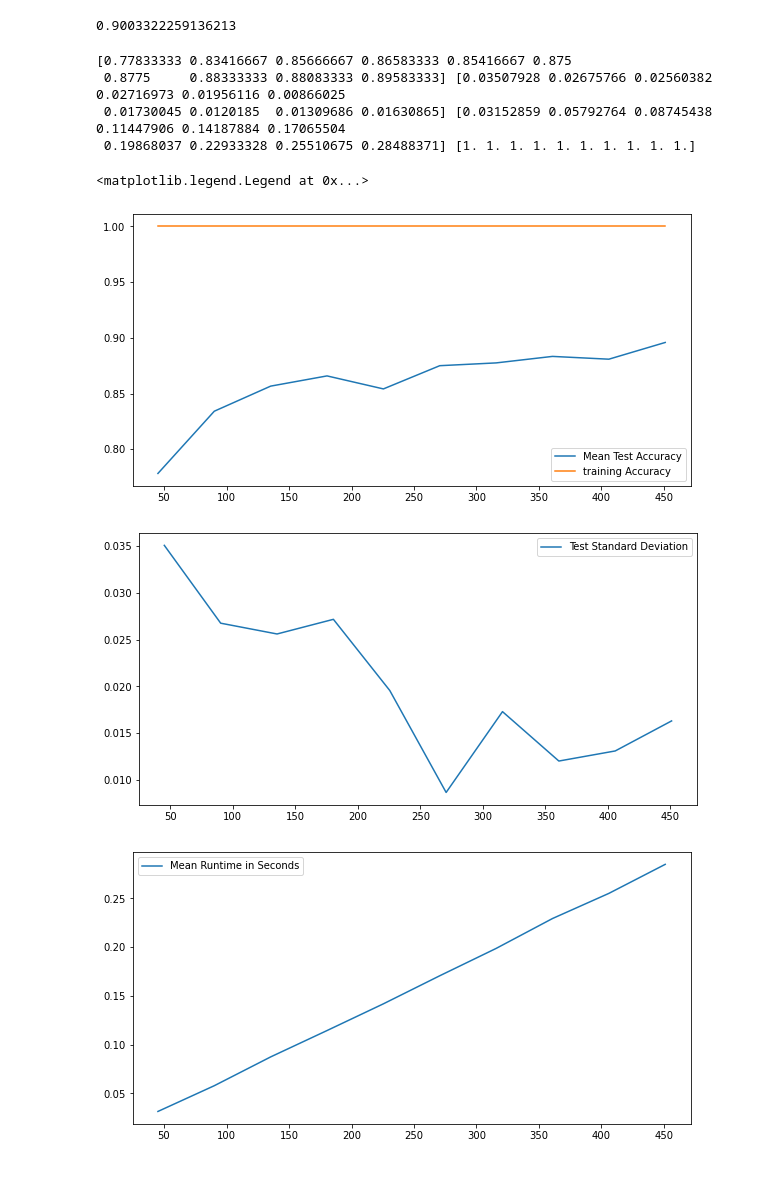
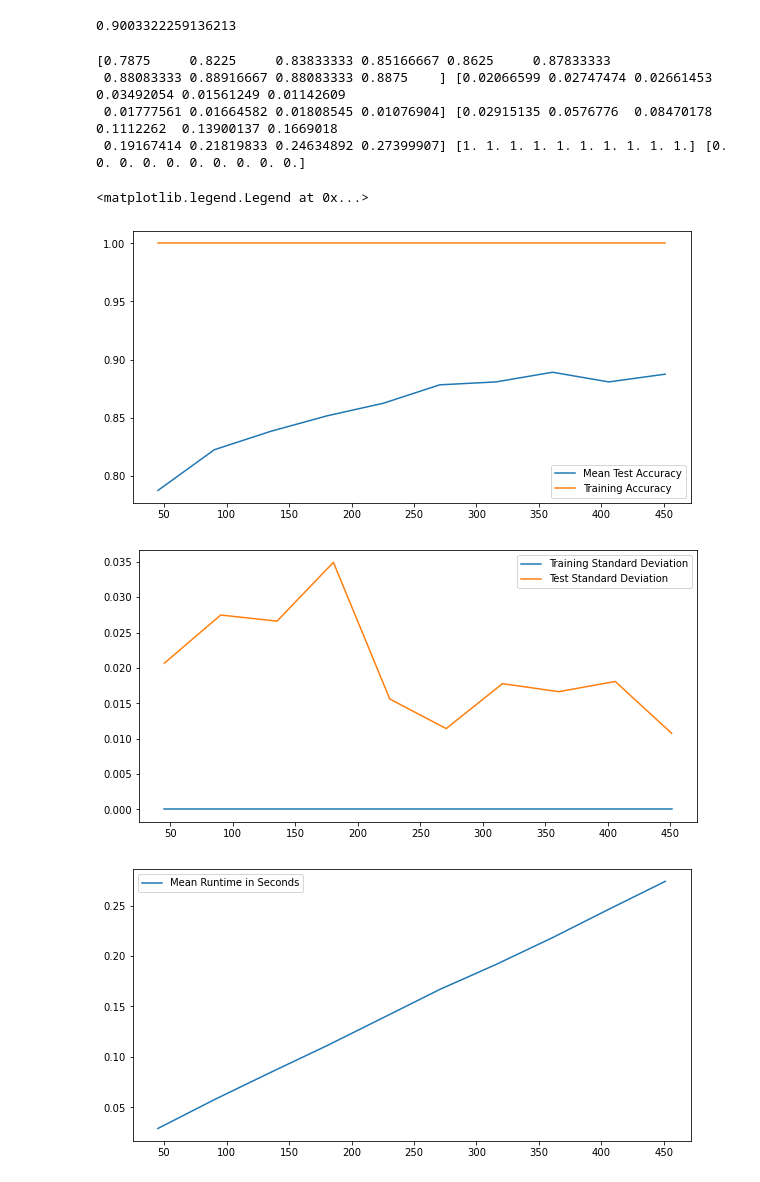
Before and after one commit to DuncanJWood/AI_face_and_digit_classification, a Jupyter notebook: Perceptron_faces.ipynb, the cells around one changed output. Drawn from its saved outputs; the diff is of its cells as text; code cells hidden in the pictures.

```diff
--- a/Perceptron_faces.ipynb
+++ b/Perceptron_faces.ipynb
@@ -70,46 +70,50 @@ def run_percentage(zones, labels, tzones, tlabels, iters):
     std = np.zeros(10)
     mean_runtime = np.zeros(10)
     training_acc = np.zeros(10)
+    training_std = np.zeros(10)
     for i in range(1,11):
         accuracy = np.zeros(iters, dtype=np.float64)
         runtime = np.zeros(iters, dtype=np.float64)
+        t_acc = np.zeros(iters, dtype=np.float64)
         for j in range(iters):
             start_time = time.time()
             amount = int(0.1 * i * len(zones[0][0]))
             available_indices = np.random.choice(len(zones[0][0]), amount, replace = False)
             available_zones = zones[:,:,available_indices]
             available_labels= labels[available_indices]
-            w, b, t_acc = train_perceptron_faces(200, available_labels, available_zones)
+            w, b, t_acc[j-1] = train_perceptron_faces(200, available_labels, available_zones)
             accuracy[j-1] = run_perceptron_faces(w, tlabels, tzones, b)
             runtime[j-1] = time.time()-start_time
         mean_acc[i-1] = np.mean(accuracy)
         std[i-1] = np.std(accuracy)
         mean_runtime[i-1] = np.mean(runtime)
-        training_acc[i-1] = t_acc
-    return mean_acc, std, mean_runtime, training_acc
+        training_acc[i-1] = np.mean(t_acc)
+        training_std[i-1] = np.std(t_acc)
+    return mean_acc, std, mean_runtime, training_acc, training_std
 # %%
 x = np.linspace(.1*train_images.shape[0], train_images.shape[0], 10)
-acc, std, runtime, t_acc= run_percentage(train_zones, train_labels, test_zones, test_labels, 8)
-print(acc, std, runtime, t_acc)
+acc, std, runtime, t_acc, t_std= run_percentage(train_zones, train_labels, test_zones, test_labels, 8)
+print(acc, std, runtime, t_acc,t_std)
 plt.figure(0,figsize = (10, 5))
 plt.plot(x, acc[:], label = "Mean Test Accuracy")
-plt.plot(x, t_acc[:], label = "training Accuracy")
+plt.plot(x, t_acc[:], label = "Training Accuracy")
 plt.legend()
 plt.figure(1,figsize = (10, 5))
+plt.plot(x, t_std[:], label = "Training Standard Deviation")
 plt.plot(x, std[:], label = "Test Standard Deviation")
 plt.legend()
 plt.figure(2, figsize=(10,5))
 plt.plot(x, runtime[:], label = "Mean Runtime in Seconds")
 plt.legend()
 # %% [output]
-[0.77833333 0.83416667 0.85666667 0.86583333 0.85416667 0.875
- 0.8775     0.88333333 0.88083333 0.89583333] [0.03507928 0.02675766 0.02560382 0.02716973 0.01956116 0.00866025
- 0.01730045 0.0120185  0.01309686 0.01630865] [0.03152859 0.05792764 0.08745438 0.11447906 0.14187884 0.17065504
- 0.19868037 0.22933328 0.25510675 0.28488371] [1. 1. 1. 1. 1. 1. 1. 1. 1. 1.]
+[0.7875     0.8225     0.83833333 0.85166667 0.8625     0.87833333
+ 0.88083333 0.88916667 0.88083333 0.8875    ] [0.02066599 0.02747474 0.02661453 0.03492054 0.01561249 0.01142609
+ 0.01777561 0.01664582 0.01808545 0.01076904] [0.02915135 0.0576776  0.08470178 0.1112262  0.13900137 0.1669018
+ 0.19167414 0.21819833 0.24634892 0.27399907] [1. 1. 1. 1. 1. 1. 1. 1. 1. 1.] [0. 0. 0. 0. 0. 0. 0. 0. 0. 0.]
 <matplotlib.legend.Legend at 0x...>
-[figure, old version]
+[figure, new version]
-[figure, old version]
+[figure, new version]
-[figure, old version]
+[figure, new version]
 # %%
 def run_set_amount(images,zones, labels, weights, bias , num_pictures, random):
     classes = ('Not Face', 'Face')
```
Also changed, not shown: parts of 1 cell of this notebook, 7 other files.
